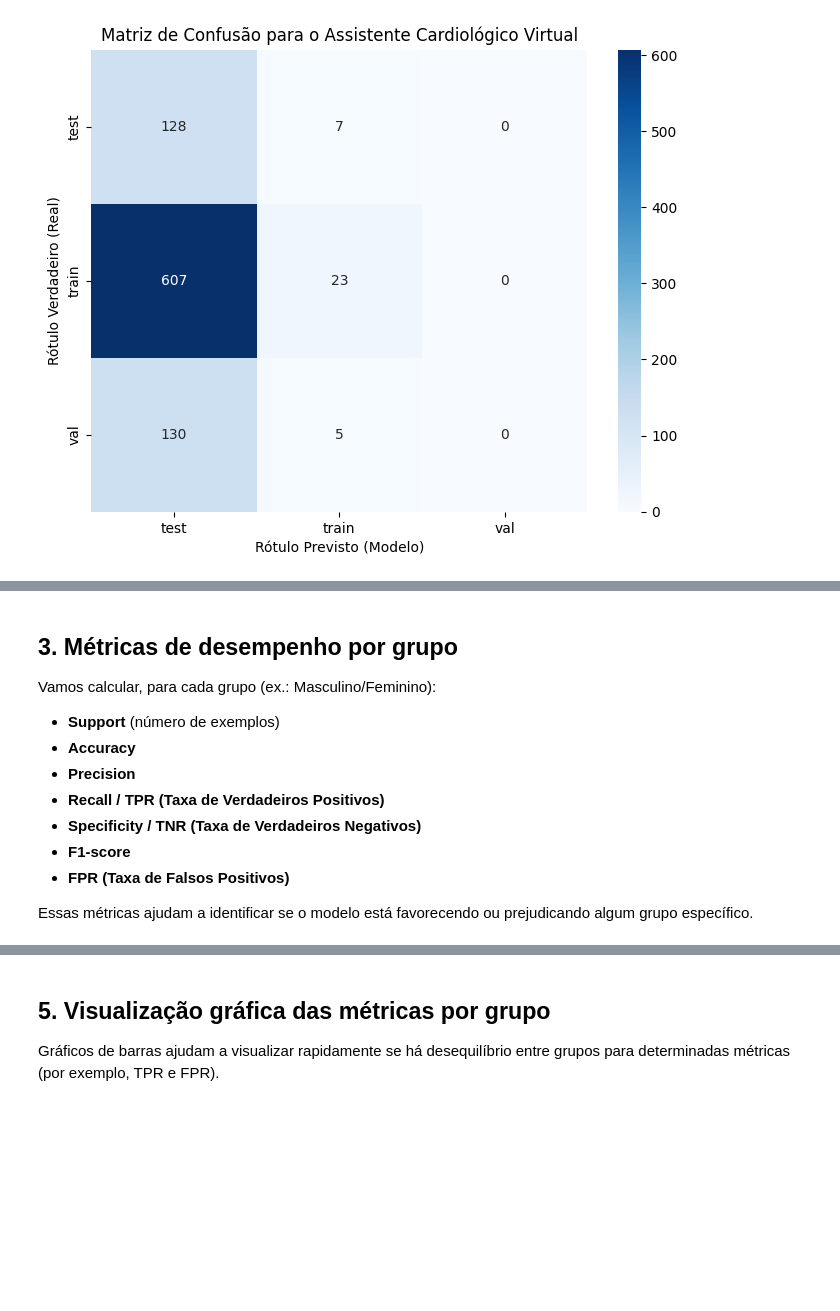
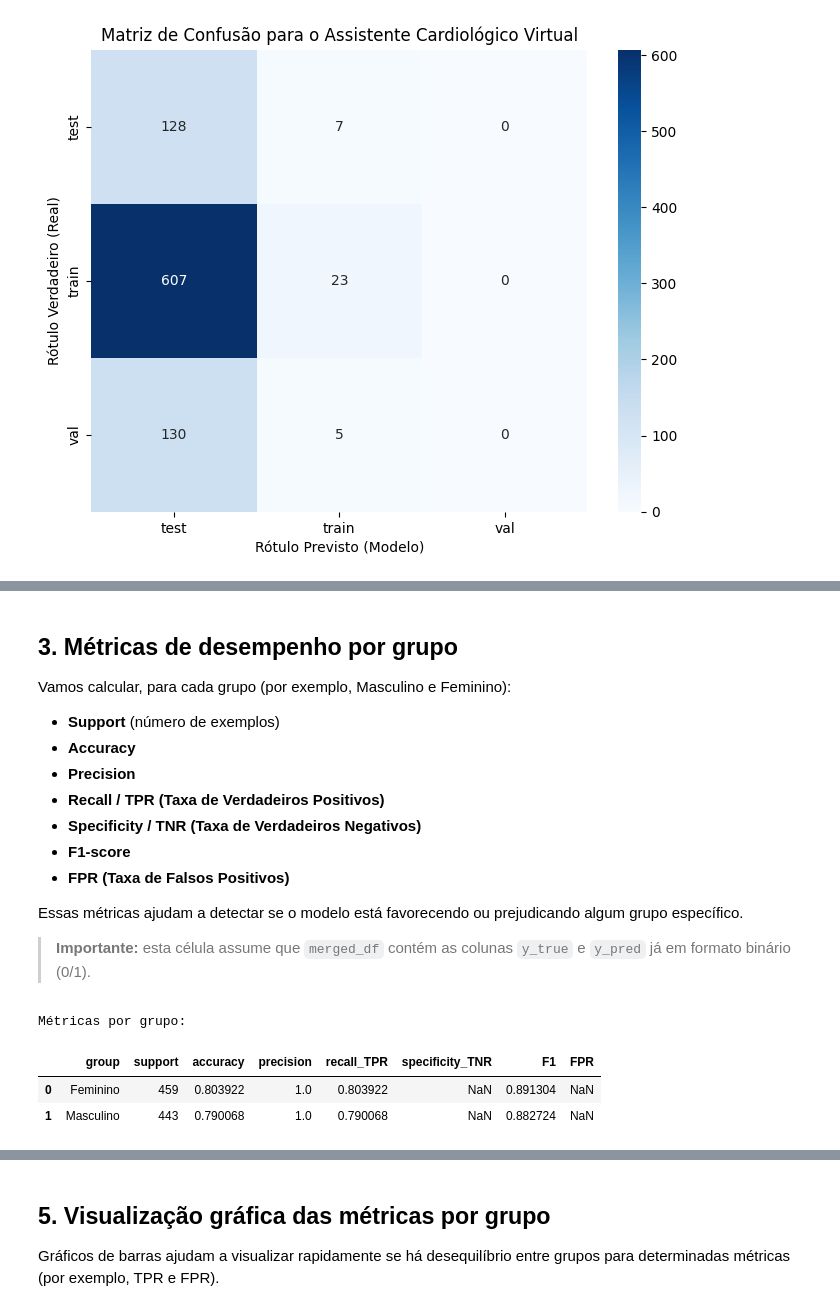
Before and after one commit to pedrosof/CardioAI--Fase4, a Jupyter notebook: CardioAI--Fase4.ipynb, the cells around one changed output, grey strips where cells are left out. Cells and saved outputs as stored; diff of their text form; code cells hidden in the pictures; blank space fills up the shorter version.

```diff
--- a/CardioAI--Fase4.ipynb
+++ b/CardioAI--Fase4.ipynb
@@ -681,7 +852,7 @@ print(merged_df['group'].value_counts())
 # %% [markdown]
 ## 3. Métricas de desempenho por grupo
 
-Vamos calcular, para cada grupo (ex.: Masculino/Feminino):
+Vamos calcular, para cada grupo (por exemplo, Masculino e Feminino):
 
 - **Support** (número de exemplos)
 - **Accuracy**
@@ -691,52 +862,64 @@ Vamos calcular, para cada grupo (ex.: Masculino/Feminino):
 - **F1-score**
 - **FPR (Taxa de Falsos Positivos)**
 
-Essas métricas ajudam a identificar se o modelo está favorecendo ou prejudicando algum grupo específico.
+Essas métricas ajudam a detectar se o modelo está favorecendo ou prejudicando algum grupo específico.
+
+> **Importante:** esta célula assume que `merged_df` contém as colunas `y_true` e `y_pred` já em formato binário (0/1).
 # %%
-def compute_group_metrics(df, group_col='group', y_true_col='y_true', y_pred_col='y_pred'):
+for col in ["y_true", "y_pred"]:
+    if col not in merged_df.columns:
+        raise ValueError(
+            f"A coluna '{col}' não existe em merged_df. "
+            "Certifique-se de que o CSV de predições possui as colunas y_true e y_pred binárias."
+        )
+
+def compute_group_metrics(df, group_col="group", y_true_col="y_true", y_pred_col="y_pred"):
     groups = sorted(df[group_col].dropna().unique())
     rows = []
 
     for g in groups:
         sub = df[df[group_col] == g]
         y_true = sub[y_true_col].values
         y_pred = sub[y_pred_col].values
 
-        # Support
         support = len(sub)
-
-        # Accuracy
         acc = accuracy_score(y_true, y_pred)
 
-        # Precision, Recall, F1 (para classe positiva = 1)
         precision, recall, f1, _ = precision_recall_fscore_support(
-            y_true, y_pred, labels=[0, 1], average='binary', pos_label=1, zero_division=0
+            y_true, y_pred,
+            labels=[0, 1],
+            average="binary",
+            pos_label=1,
+            zero_division=0
         )
 
-        # Confusion matrix: [[TN, FP], [FN, TP]]
         tn, fp, fn, tp = confusion_matrix(y_true, y_pred, labels=[0, 1]).ravel()
 
-        # Specificity (TNR) e FPR
         tnr = tn / (tn + fp) if (tn + fp) > 0 else np.nan
         fpr = fp / (fp + tn) if (fp + tn) > 0 else np.nan
 
         rows.append({
-            'group': g,
-            'support': support,
-            'accuracy': acc,
-            'precision': precision,
-            'recall_TPR': recall,
-            'specificity_TNR': tnr,
-            'F1': f1,
-            'FPR': fpr
+            "group": g,
+            "support": support,
+            "accuracy": acc,
+            "precision": precision,
+            "recall_TPR": recall,
+            "specificity_TNR": tnr,
+            "F1": f1,
+            "FPR": fpr,
         })
 
     metrics_df = pd.DataFrame(rows)
     return metrics_df
 
 
 metrics_by_group = compute_group_metrics(merged_df)
 
-print('Métricas por grupo:')
+print("Métricas por grupo:")
 display(metrics_by_group)
+# %% [output]
+Métricas por grupo:
+|  | group | support | accuracy | precision | recall_TPR | specificity_TNR | F1 | FPR |
+| 0 | Feminino | 459 | 0.803922 | 1.0 | 0.803922 | NaN | 0.891304 | NaN |
+| 1 | Masculino | 443 | 0.790068 | 1.0 | 0.790068 | NaN | 0.882724 | NaN |
 # %% [markdown]
```
Also changed, not shown: parts of 19 cells of this notebook.
